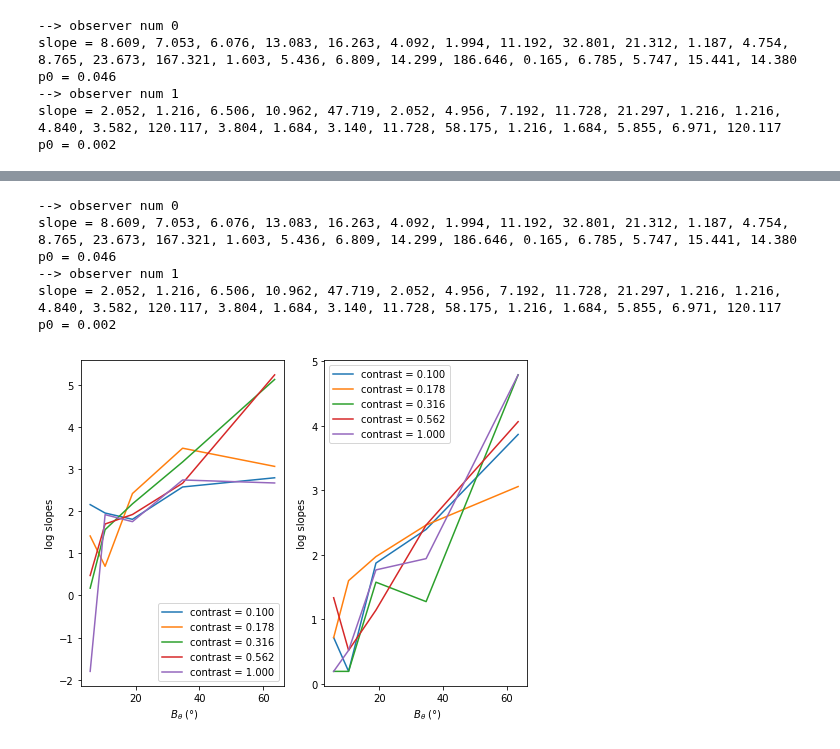
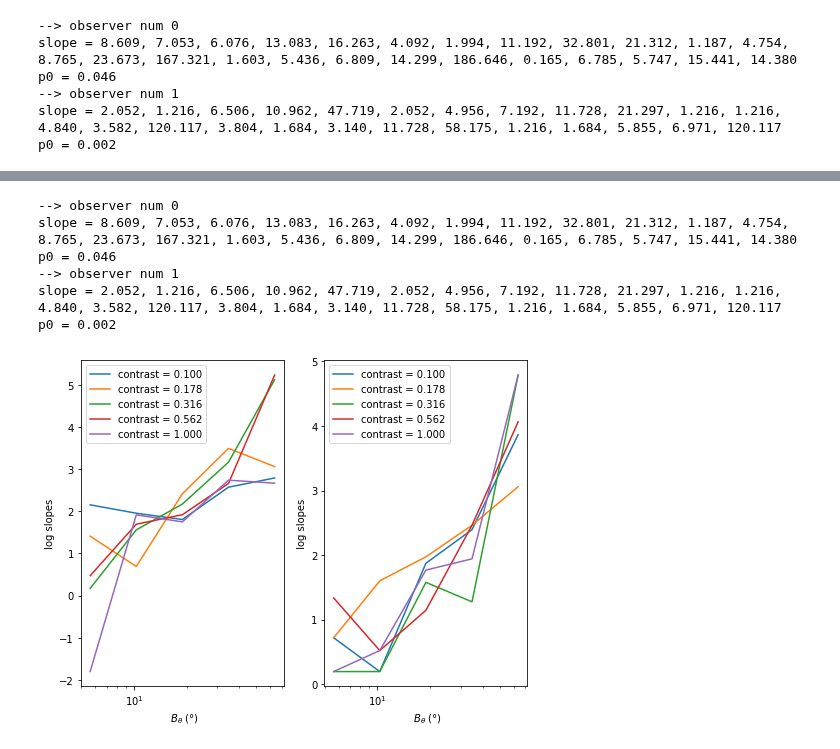
Before and after one commit to jennafradin/MSc-Internship, a Jupyter notebook: Notebooks/W17/49_analysis_contrats.ipynb, the cells around one changed output, grey strips where cells are left out. Drawn from its saved outputs; the diff is of its cells as text; code cells hidden in the pictures.

```diff
--- a/Notebooks/W17/49_analysis_contrats.ipynb
+++ b/Notebooks/W17/49_analysis_contrats.ipynb
@@ -233,20 +233,21 @@ for num, data in enumerate(subj_data_list) :
 # %%
 fig, axs = plt.subplots(1, len(subj_data_list), figsize=(8,6))
 for num, data in enumerate(subj_data_list) :
     print('--> observer num', num)
     theta0_, wt_, p0_ = get_params(results[num], verbose=True)
     coef_list = []
     for i_contrast, contrast in enumerate(contrast_list):
         wt__ = wt_[(i_contrast*len(contrast_list)):((i_contrast+1)*len(contrast_list))]
         axs[num].plot(B_theta_list, np.log(wt__), label=f'contrast = {contrast:.3f}')
     axs[num].set_xlabel(r' $B_\theta$ (°)')
     axs[num].set_ylabel(r' log slopes ')
     axs[num].legend(loc ='best')
+    axs[num].set_xscale('log')
 # %% [output]
 --> observer num 0
 slope = 8.609, 7.053, 6.076, 13.083, 16.263, 4.092, 1.994, 11.192, 32.801, 21.312, 1.187, 4.754, 8.765, 23.673, 167.321, 1.603, 5.436, 6.809, 14.299, 186.646, 0.165, 6.785, 5.747, 15.441, 14.380
 p0 = 0.046
 --> observer num 1
 slope = 2.052, 1.216, 6.506, 10.962, 47.719, 2.052, 4.956, 7.192, 11.728, 21.297, 1.216, 1.216, 4.840, 3.582, 120.117, 3.804, 1.684, 3.140, 11.728, 58.175, 1.216, 1.684, 5.855, 6.971, 120.117
 p0 = 0.002
-[figure, old version]
+[figure, new version]
```
Also changed, not shown: parts of 1 cell of this notebook, 2 other files.
